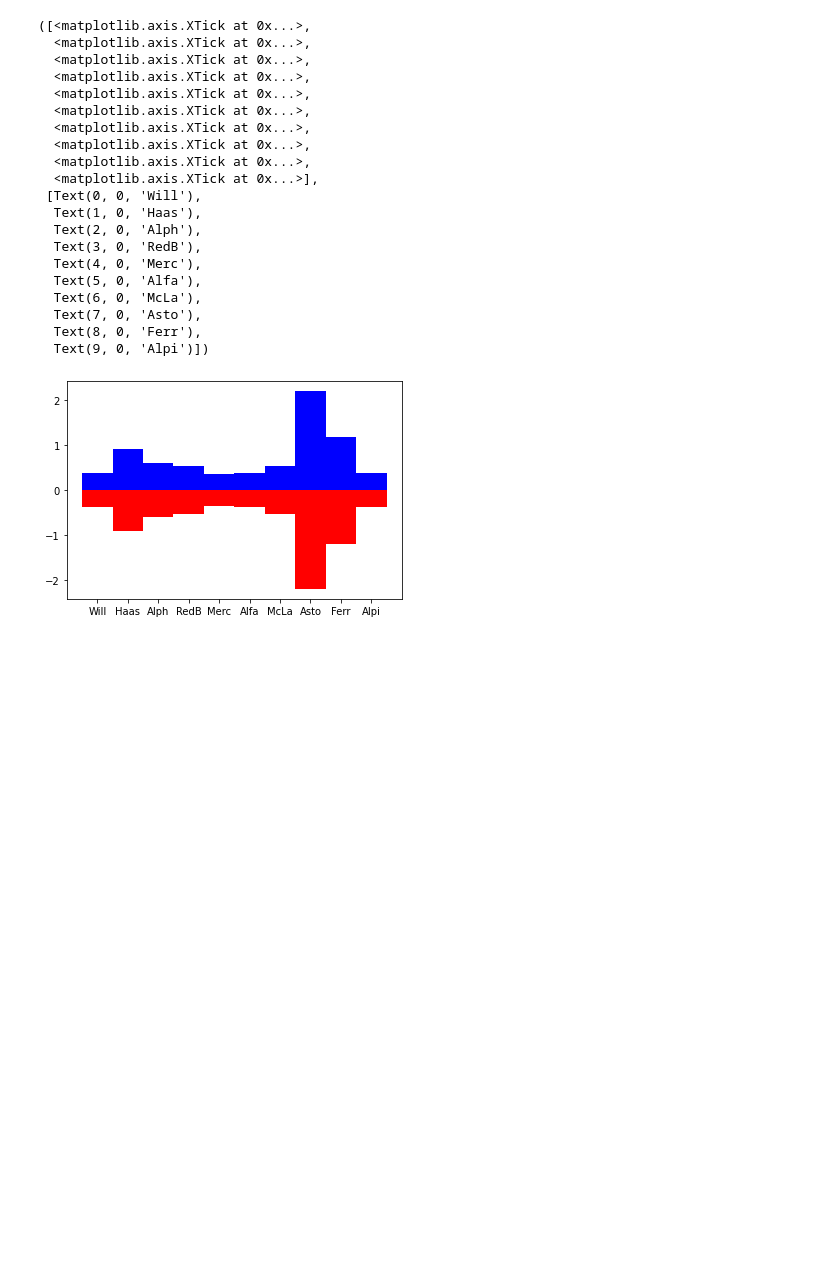
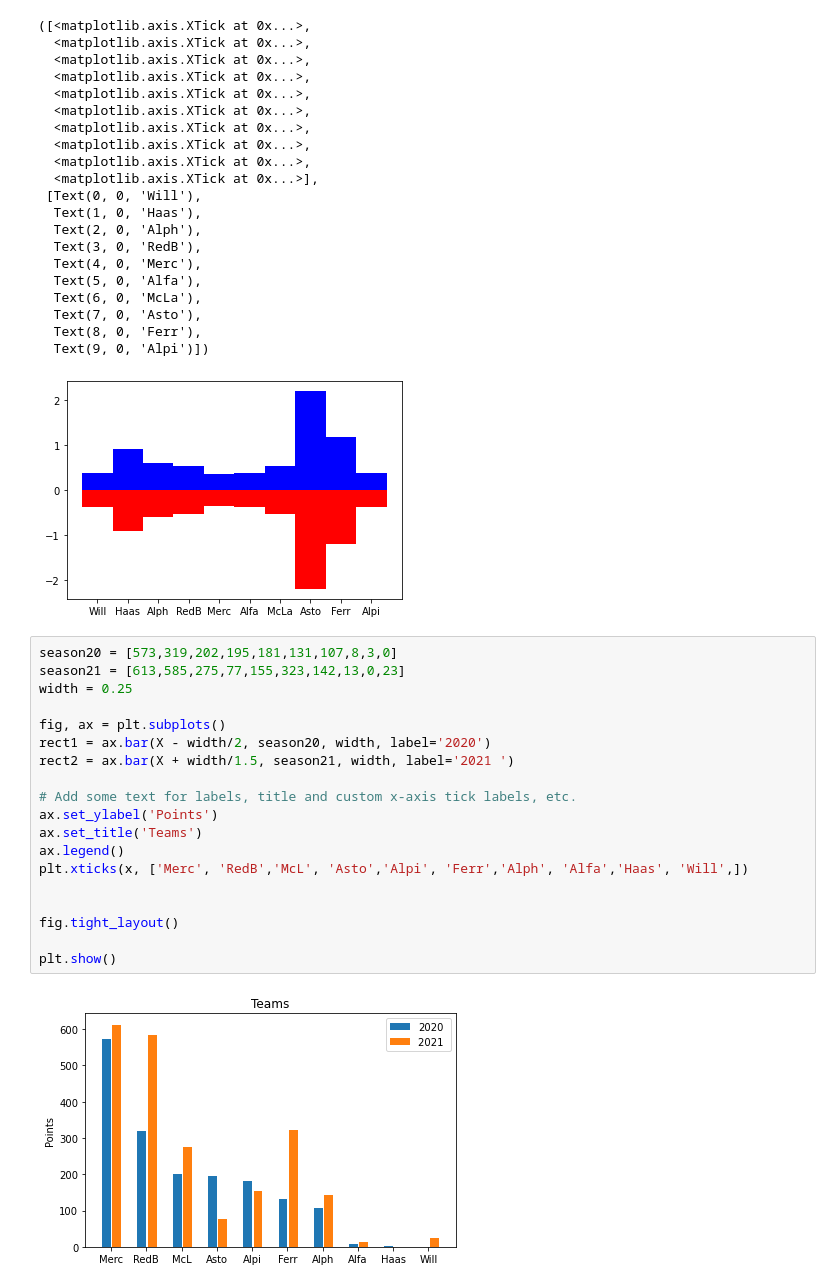
Before and after one commit to fennolly/fennolly-UCDPA_John_Fennell, a Jupyter notebook: Project.ipynb, the cells around one changed output. Cells and saved outputs as stored; diff of their text form; blank space fills up the shorter version.

```diff
--- a/Project.ipynb
+++ b/Project.ipynb
@@ -213,3 +294,24 @@ plt.xticks(x, ['Will','Haas','Alph','RedB','Merc','Alfa','McLa','Asto','Ferr','A
   Text(8, 0, 'Ferr'),
   Text(9, 0, 'Alpi')])
 [figure]
+# %%
+season20 = [573,319,202,195,181,131,107,8,3,0]
+season21 = [613,585,275,77,155,323,142,13,0,23]
+width = 0.25
+
+fig, ax = plt.subplots()
+rect1 = ax.bar(X - width/2, season20, width, label='2020')
+rect2 = ax.bar(X + width/1.5, season21, width, label='2021 ')
+
+# Add some text for labels, title and custom x-axis tick labels, etc.
+ax.set_ylabel('Points')
+ax.set_title('Teams')
+ax.legend()
+plt.xticks(x, ['Merc', 'RedB','McL', 'Asto','Alpi', 'Ferr','Alph', 'Alfa','Haas', 'Will',])
+
+
+fig.tight_layout()
+
+plt.show()
+# %% [output]
+[figure, added]
```
Also changed, not shown: parts of 8 cells of this notebook.
